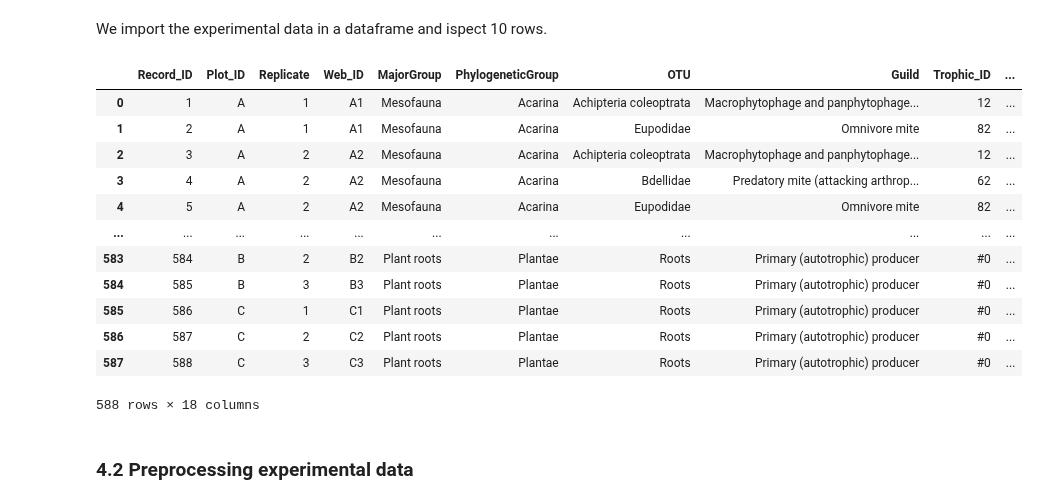
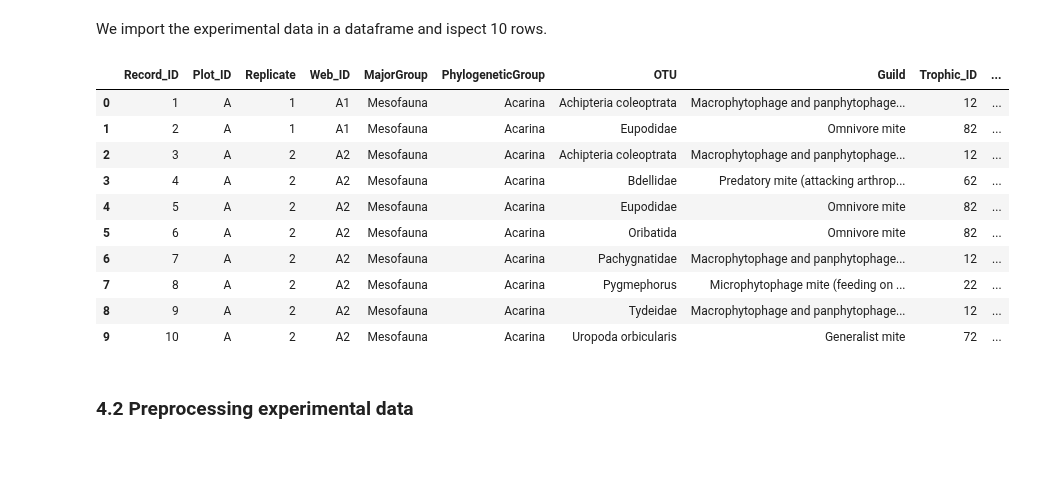
Before and after one commit to MartinMarzi/BEFANA, a Jupyter notebook: 4-adding experimental data.ipynb, the cells around one changed output. Cells and saved outputs as stored; diff of their text form; code cells hidden in the pictures; blank space fills up the shorter version.

```diff
--- a/4-adding experimental data.ipynb
+++ b/4-adding experimental data.ipynb
@@ -17,23 +20,20 @@ G = nx.read_gpickle('results/G.pickle')
 # %% [markdown]
 We import the experimental data in a dataframe and ispect 10 rows.
 # %%
-df_field = pd.read_csv("https://raw.githubusercontent.com/MartinMarzi/BEFANA/main/data/RecastingFieldExperiment.txt", sep="\t")
-#pd.set_option("max_rows", 10)
-df_field
+df_field = pd.read_csv("https://raw.githubusercontent.com/MartinMarzi/BEFANA/a87e6b3271c6ff0c5c26c08d1a93680b70ae0693/data/RecastingFieldExperiment.csv", sep=",")
+df_field.head(10)
 # %% [output]
 |  | Record_ID | Plot_ID | Replicate | Web_ID | MajorGroup | PhylogeneticGroup | OTU | Guild | Trophic_ID | ... |
 | 0 | 1 | A | 1 | A1 | Mesofauna | Acarina | Achipteria coleoptrata | Macrophytophage and panphytophage... | 12 | ... |
 | 1 | 2 | A | 1 | A1 | Mesofauna | Acarina | Eupodidae | Omnivore mite | 82 | ... |
 | 2 | 3 | A | 2 | A2 | Mesofauna | Acarina | Achipteria coleoptrata | Macrophytophage and panphytophage... | 12 | ... |
 | 3 | 4 | A | 2 | A2 | Mesofauna | Acarina | Bdellidae | Predatory mite (attacking arthrop... | 62 | ... |
 | 4 | 5 | A | 2 | A2 | Mesofauna | Acarina | Eupodidae | Omnivore mite | 82 | ... |
-| ... | ... | ... | ... | ... | ... | ... | ... | ... | ... | ... |
-| 583 | 584 | B | 2 | B2 | Plant roots | Plantae | Roots | Primary (autotrophic) producer | #0 | ... |
-| 584 | 585 | B | 3 | B3 | Plant roots | Plantae | Roots | Primary (autotrophic) producer | #0 | ... |
-| 585 | 586 | C | 1 | C1 | Plant roots | Plantae | Roots | Primary (autotrophic) producer | #0 | ... |
-| 586 | 587 | C | 2 | C2 | Plant roots | Plantae | Roots | Primary (autotrophic) producer | #0 | ... |
-| 587 | 588 | C | 3 | C3 | Plant roots | Plantae | Roots | Primary (autotrophic) producer | #0 | ... |
+| 5 | 6 | A | 2 | A2 | Mesofauna | Acarina | Oribatida | Omnivore mite | 82 | ... |
+| 6 | 7 | A | 2 | A2 | Mesofauna | Acarina | Pachygnatidae | Macrophytophage and panphytophage... | 12 | ... |
+| 7 | 8 | A | 2 | A2 | Mesofauna | Acarina | Pygmephorus | Microphytophage mite (feeding on ... | 22 | ... |
+| 8 | 9 | A | 2 | A2 | Mesofauna | Acarina | Tydeidae | Macrophytophage and panphytophage... | 12 | ... |
+| 9 | 10 | A | 2 | A2 | Mesofauna | Acarina | Uropoda orbicularis | Generalist mite | 72 | ... |
-588 rows × 18 columns
 # %% [markdown]
 ### 4.2 Preprocessing experimental data
 # %% [markdown]
```
Also changed, not shown: parts of 1 cell of this notebook, 9 other files.
